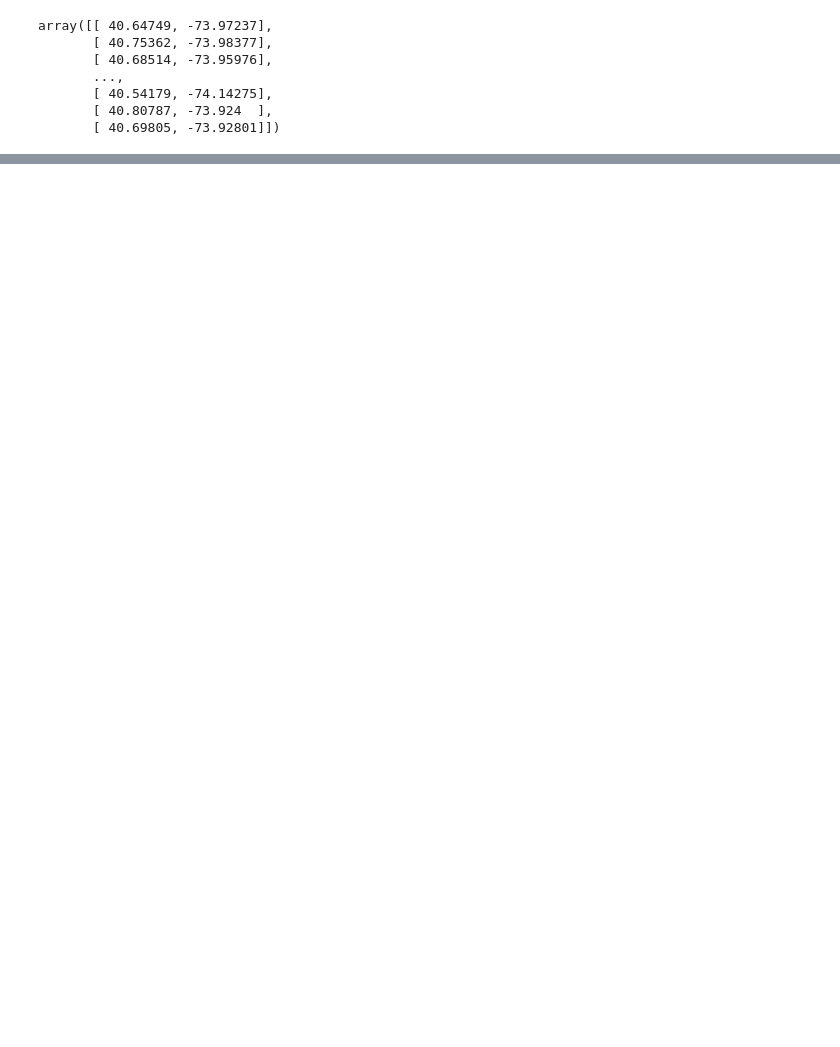
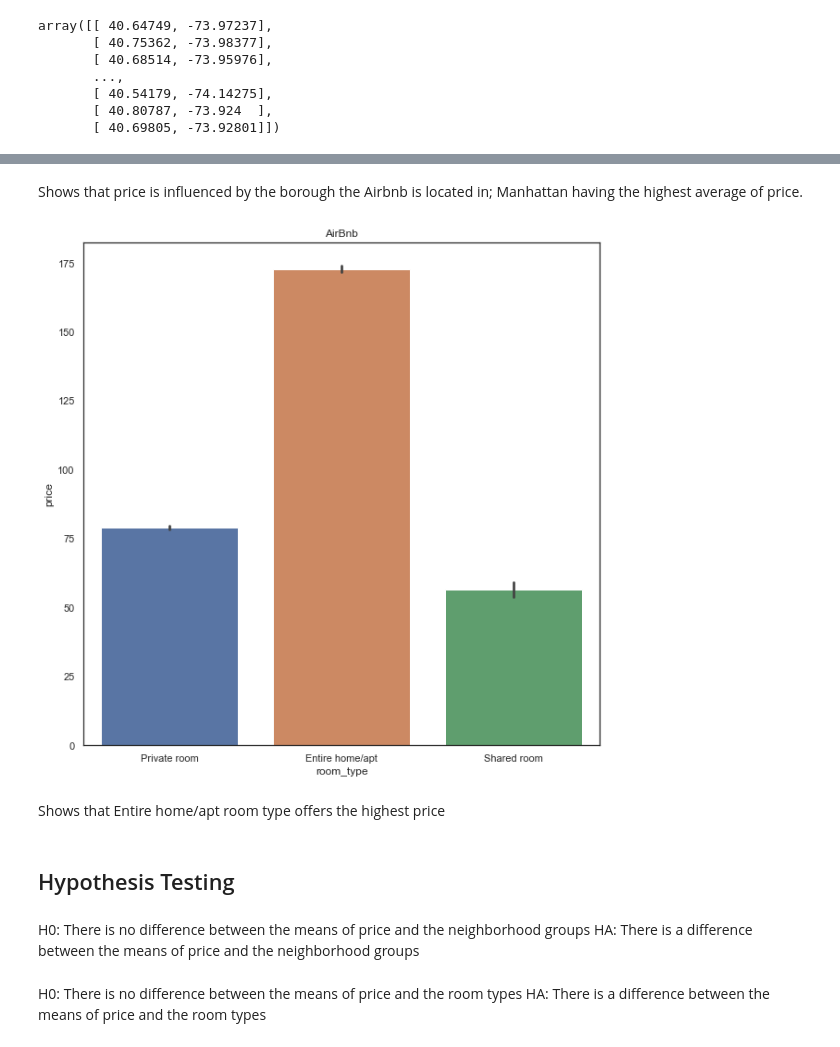
Before and after one commit to jbillet/Mod-2-062220-Project-, a Jupyter notebook: Mod 2 Project - Airbnb .ipynb, the cells around one changed output, grey strips where cells are left out. Drawn from its saved outputs; the diff is of its cells as text; code cells hidden in the pictures; blank space fills up the shorter version.

```diff
--- a/Mod 2 Project - Airbnb .ipynb
+++ b/Mod 2 Project - Airbnb .ipynb
@@ -222,0 +329,2 @@ array([[ 40.64749, -73.97237],
+# %%
+df2 = df[df["price"] < 500]
@@ -222,0 +393,15 @@ array([[ 40.64749, -73.97237],
+# %% [markdown]
+
+Shows that price is influenced by the borough the Airbnb is located in; Manhattan having the highest average of price.
+# %%
+figure,ax = plt.subplots(figsize=(10,10))  #bar graph of price & room types
+sns.barplot(x = "room_type", y = "price", data = df2).set_title("AirBnb")
+plt.savefig('Bar_Room.png')
+# %% [output]
+[figure, added]
+# %% [markdown]
+Shows that Entire home/apt room type offers the highest price
+# %% [markdown]
+## Hypothesis Testing
+# %% [markdown]
+H0: There is no difference between the means of price and the neighborhood groups HA: There is a difference between the means of price and the neighborhood groups
@@ -222,0 +412,3 @@ array([[ 40.64749, -73.97237],
+# %% [markdown]
+
+H0: There is no difference between the means of price and the room types HA: There is a difference between the means of price and the room types
```
Also changed, not shown: parts of 28 cells of this notebook, 2 other files.
